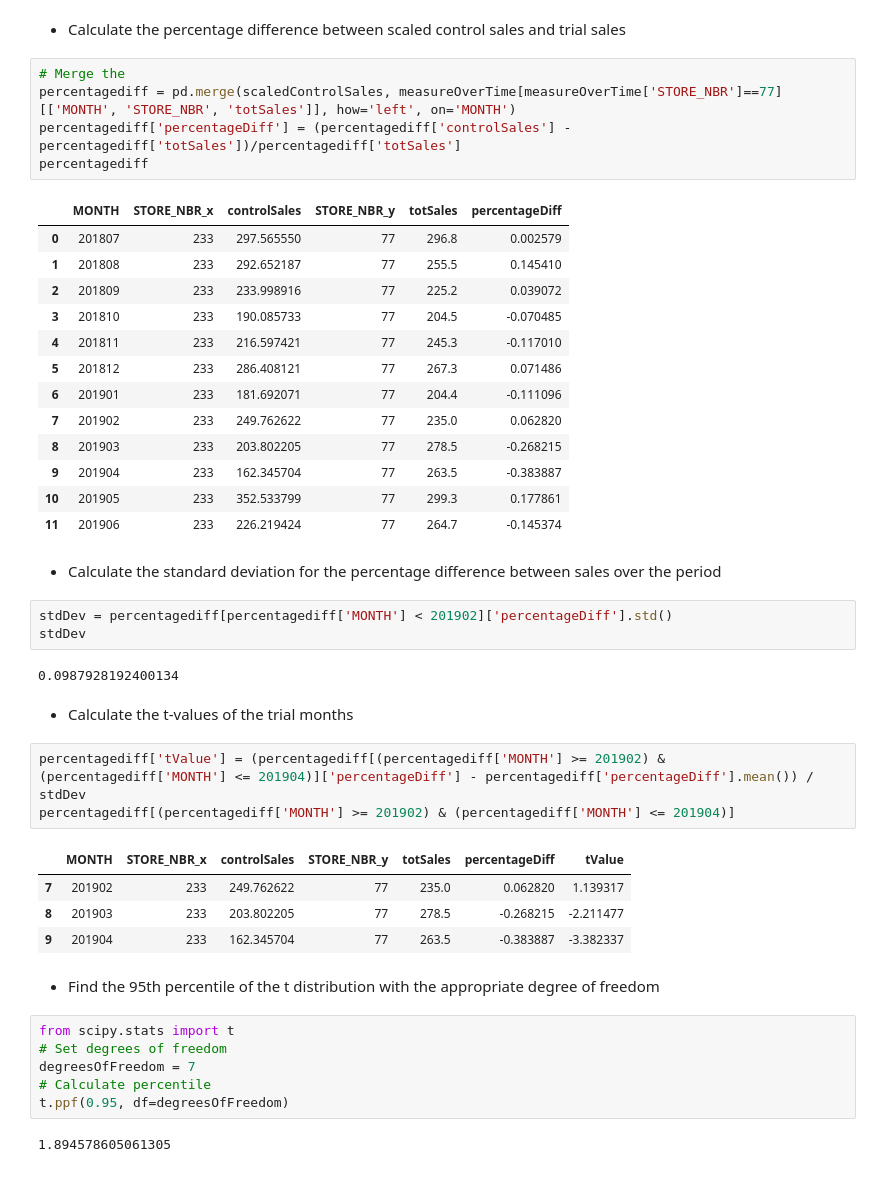
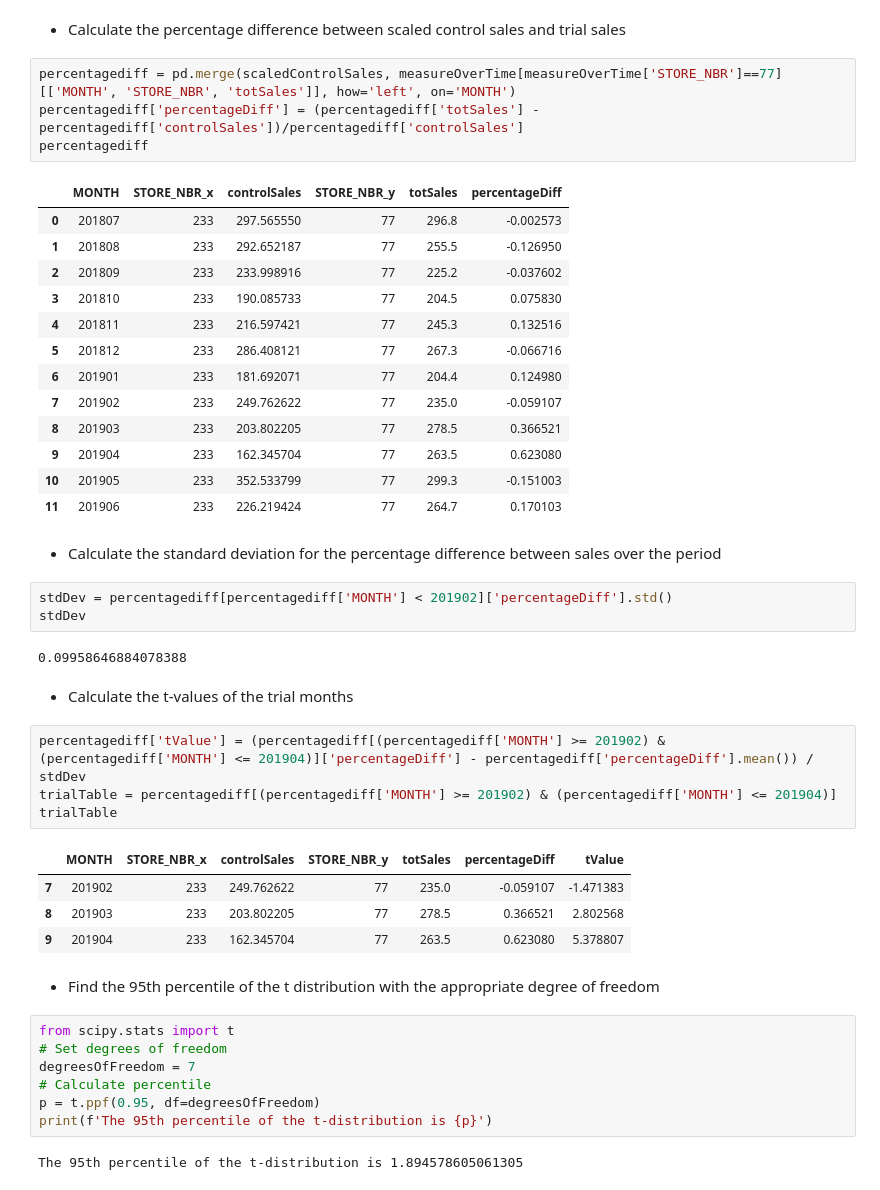
Before and after one commit to jontyj23/Quantium-Virtual-Internship, a Jupyter notebook: task2.ipynb, the cells around one changed output. Saved outputs shown, nothing was run; the diff lists cells and outputs as text.

```diff
--- a/task2.ipynb
+++ b/task2.ipynb
@@ -457,41 +469,41 @@ scaledControlSales
 # %% [markdown]
 - Calculate the percentage difference between scaled control sales and trial sales
 # %%
-# Merge the
 percentagediff = pd.merge(scaledControlSales, measureOverTime[measureOverTime['STORE_NBR']==77][['MONTH', 'STORE_NBR', 'totSales']], how='left', on='MONTH')
-percentagediff['percentageDiff'] = (percentagediff['controlSales'] - percentagediff['totSales'])/percentagediff['totSales']
+percentagediff['percentageDiff'] = (percentagediff['totSales'] - percentagediff['controlSales'])/percentagediff['controlSales']
 percentagediff
 # %% [output]
 |  | MONTH | STORE_NBR_x | controlSales | STORE_NBR_y | totSales | percentageDiff |
-| 0 | 201807 | 233 | 297.565550 | 77 | 296.8 | 0.002579 |
-| 1 | 201808 | 233 | 292.652187 | 77 | 255.5 | 0.145410 |
-| 2 | 201809 | 233 | 233.998916 | 77 | 225.2 | 0.039072 |
-| 3 | 201810 | 233 | 190.085733 | 77 | 204.5 | -0.070485 |
-| 4 | 201811 | 233 | 216.597421 | 77 | 245.3 | -0.117010 |
-| 5 | 201812 | 233 | 286.408121 | 77 | 267.3 | 0.071486 |
-| 6 | 201901 | 233 | 181.692071 | 77 | 204.4 | -0.111096 |
-| 7 | 201902 | 233 | 249.762622 | 77 | 235.0 | 0.062820 |
-| 8 | 201903 | 233 | 203.802205 | 77 | 278.5 | -0.268215 |
-| 9 | 201904 | 233 | 162.345704 | 77 | 263.5 | -0.383887 |
-| 10 | 201905 | 233 | 352.533799 | 77 | 299.3 | 0.177861 |
-| 11 | 201906 | 233 | 226.219424 | 77 | 264.7 | -0.145374 |
+| 0 | 201807 | 233 | 297.565550 | 77 | 296.8 | -0.002573 |
+| 1 | 201808 | 233 | 292.652187 | 77 | 255.5 | -0.126950 |
+| 2 | 201809 | 233 | 233.998916 | 77 | 225.2 | -0.037602 |
+| 3 | 201810 | 233 | 190.085733 | 77 | 204.5 | 0.075830 |
+| 4 | 201811 | 233 | 216.597421 | 77 | 245.3 | 0.132516 |
+| 5 | 201812 | 233 | 286.408121 | 77 | 267.3 | -0.066716 |
+| 6 | 201901 | 233 | 181.692071 | 77 | 204.4 | 0.124980 |
+| 7 | 201902 | 233 | 249.762622 | 77 | 235.0 | -0.059107 |
+| 8 | 201903 | 233 | 203.802205 | 77 | 278.5 | 0.366521 |
+| 9 | 201904 | 233 | 162.345704 | 77 | 263.5 | 0.623080 |
+| 10 | 201905 | 233 | 352.533799 | 77 | 299.3 | -0.151003 |
+| 11 | 201906 | 233 | 226.219424 | 77 | 264.7 | 0.170103 |
 # %% [markdown]
 - Calculate the standard deviation for the percentage difference between sales over the period
 # %%
 stdDev = percentagediff[percentagediff['MONTH'] < 201902]['percentageDiff'].std()
 stdDev
 # %% [output]
-0.0987928192400134
+0.09958646884078388
 # %% [markdown]
 - Calculate the t-values of the trial months
 # %%
 percentagediff['tValue'] = (percentagediff[(percentagediff['MONTH'] >= 201902) & (percentagediff['MONTH'] <= 201904)]['percentageDiff'] - percentagediff['percentageDiff'].mean()) / stdDev
-percentagediff[(percentagediff['MONTH'] >= 201902) & (percentagediff['MONTH'] <= 201904)]
+trialTable = percentagediff[(percentagediff['MONTH'] >= 201902) & (percentagediff['MONTH'] <= 201904)]
+trialTable
 # %% [output]
 |  | MONTH | STORE_NBR_x | controlSales | STORE_NBR_y | totSales | percentageDiff | tValue |
-| 7 | 201902 | 233 | 249.762622 | 77 | 235.0 | 0.062820 | 1.139317 |
-| 8 | 201903 | 233 | 203.802205 | 77 | 278.5 | -0.268215 | -2.211477 |
-| 9 | 201904 | 233 | 162.345704 | 77 | 263.5 | -0.383887 | -3.382337 |
+| 7 | 201902 | 233 | 249.762622 | 77 | 235.0 | -0.059107 | -1.471383 |
+| 8 | 201903 | 233 | 203.802205 | 77 | 278.5 | 0.366521 | 2.802568 |
+| 9 | 201904 | 233 | 162.345704 | 77 | 263.5 | 0.623080 | 5.378807 |
 # %% [markdown]
 - Find the 95th percentile of the t distribution with the appropriate degree of freedom
 # %%
@@ -499,6 +511,7 @@ from scipy.stats import t
 # Set degrees of freedom
 degreesOfFreedom = 7
 # Calculate percentile
-t.ppf(0.95, df=degreesOfFreedom)
+p = t.ppf(0.95, df=degreesOfFreedom)
+print(f'The 95th percentile of the t-distribution is {p}')
 # %% [output]
-1.894578605061305
+The 95th percentile of the t-distribution is 1.894578605061305
```
Also changed, not shown: parts of 21 cells of this notebook.
